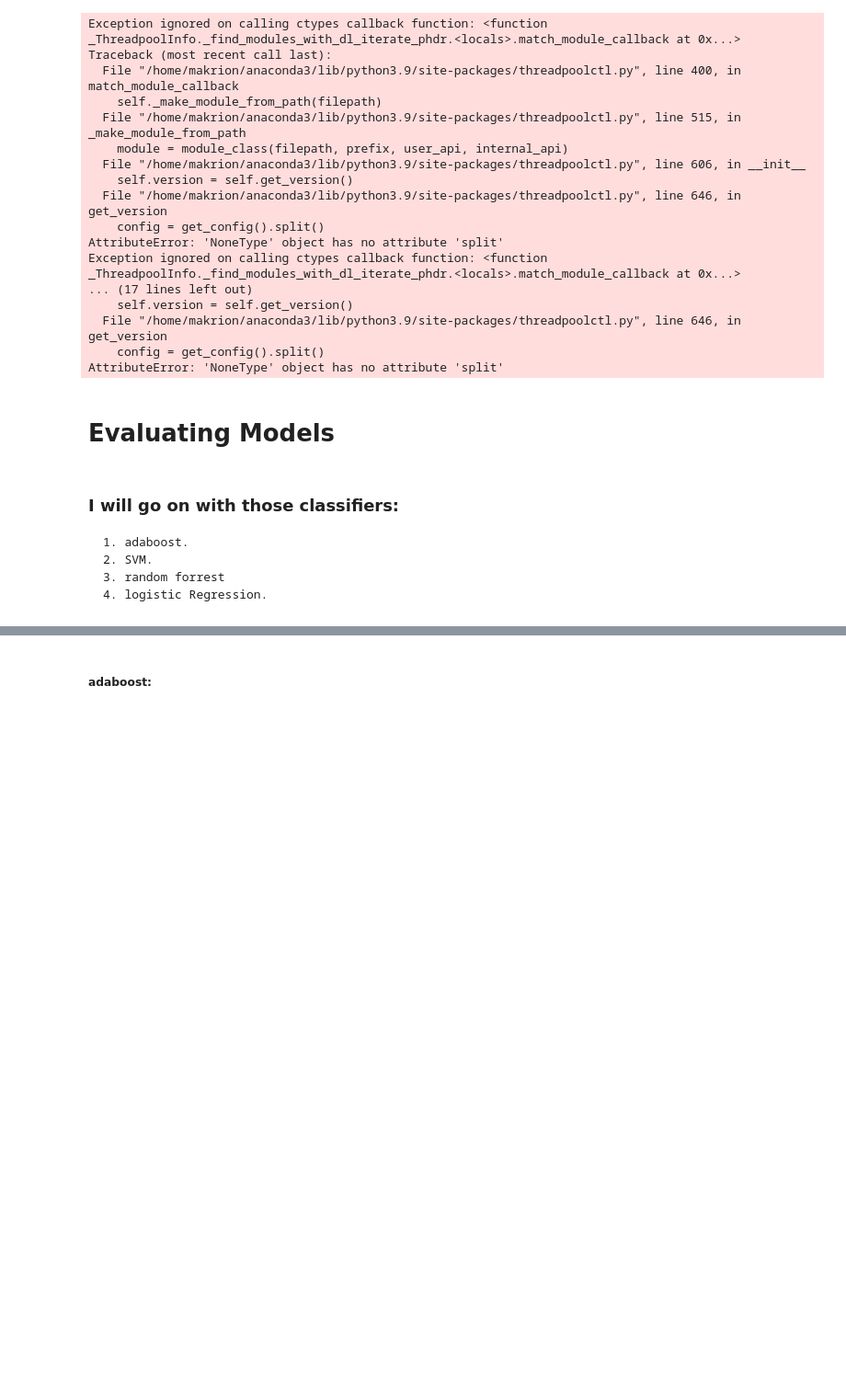
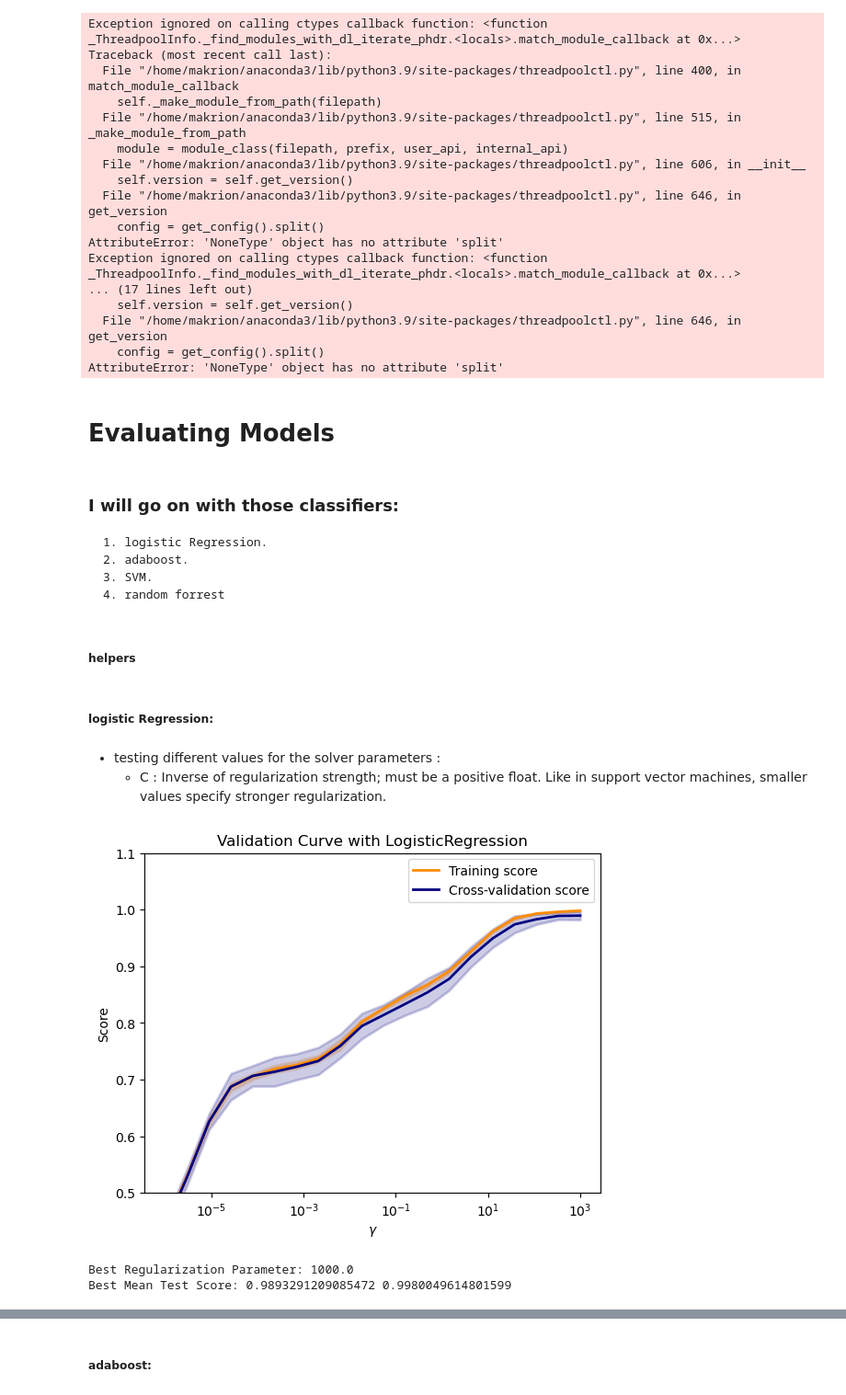
Before and after one commit to Makrion/body_type_prediction, a Jupyter notebook: src/models-analysis.ipynb, the cells around one changed output, grey strips where cells are left out. Shown at 92% size. Saved outputs shown, nothing was run; the diff lists cells and outputs as text; code cells hidden in the pictures; blank space fills up the shorter version.

```diff
--- a/src/models-analysis.ipynb
+++ b/src/models-analysis.ipynb
@@ -65,7 +71,9 @@ AttributeError: 'NoneType' object has no attribute 'split'
 # Evaluating Models
 # %% [markdown]
 ### I will go on with those classifiers:
-    1. adaboost.
-    2. SVM.
-    3. random forrest
-    4. logistic Regression.
+    1. logistic Regression.
+    2. adaboost.
+    3. SVM.
+    4. random forrest
+# %% [markdown]
+##### helpers
@@ -71,0 +95,25 @@ AttributeError: 'NoneType' object has no attribute 'split'
+# %% [markdown]
+##### logistic Regression:
+# %% [markdown]
+- testing different values for the solver parameters :
+    - C : Inverse of regularization strength; must be a positive float. Like in support vector machines, smaller values specify stronger regularization.
+# %%
+param_range=np.logspace(-6,3, 20)
+#param_range=np.linspace(-7,20,10)
+test_scores_mean, train_scores_mean = model_helpers.draw_validation_curve(x_train_sampled,
+                                                                          y_train_sampled,
+                                                                          LogisticRegression(max_iter=1000000),
+                                                                          n_jobs=5,
+                                                                          param_range=param_range,
+                                                                          param_name='C',
+                                                                          y_lim= 0.5)
+# %% [output]
+[figure, added]
+# %%
+best_param_index = np.argmax(test_scores_mean)
+best_param_value = param_range[best_param_index]
+print("Best Regularization Parameter:", best_param_value)
+print("Best Mean Test Score:", test_scores_mean[best_param_index], train_scores_mean[best_param_index])
+# %% [output]
+Best Regularization Parameter: 1000.0
+Best Mean Test Score: 0.9893291209085472 0.9980049614801599
```
Also changed, not shown: parts of 42 cells of this notebook, 11 other files.
